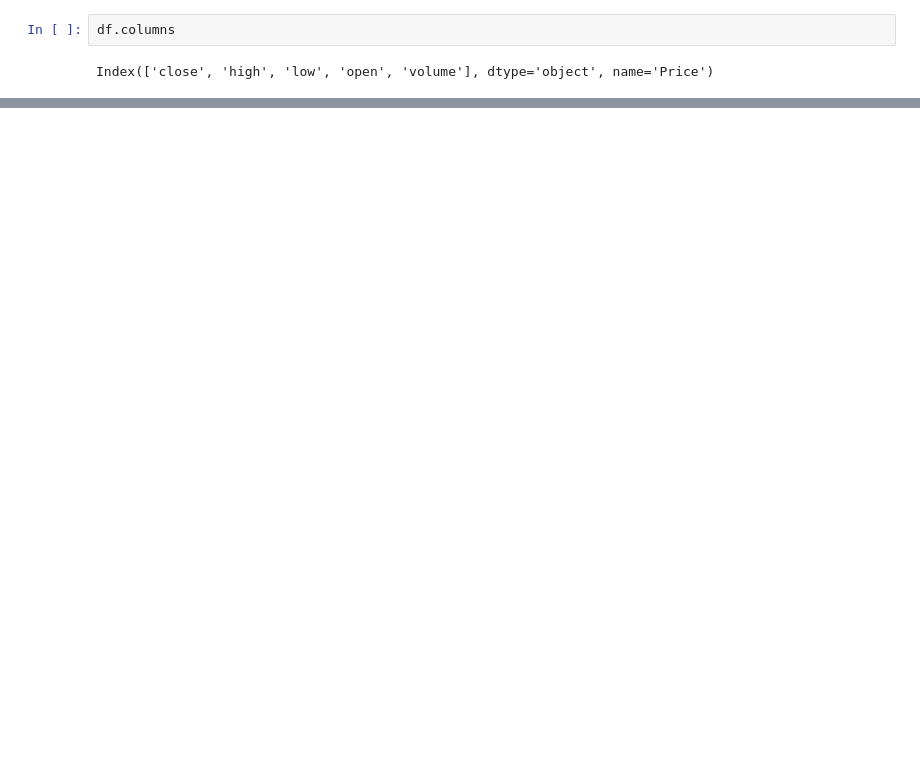
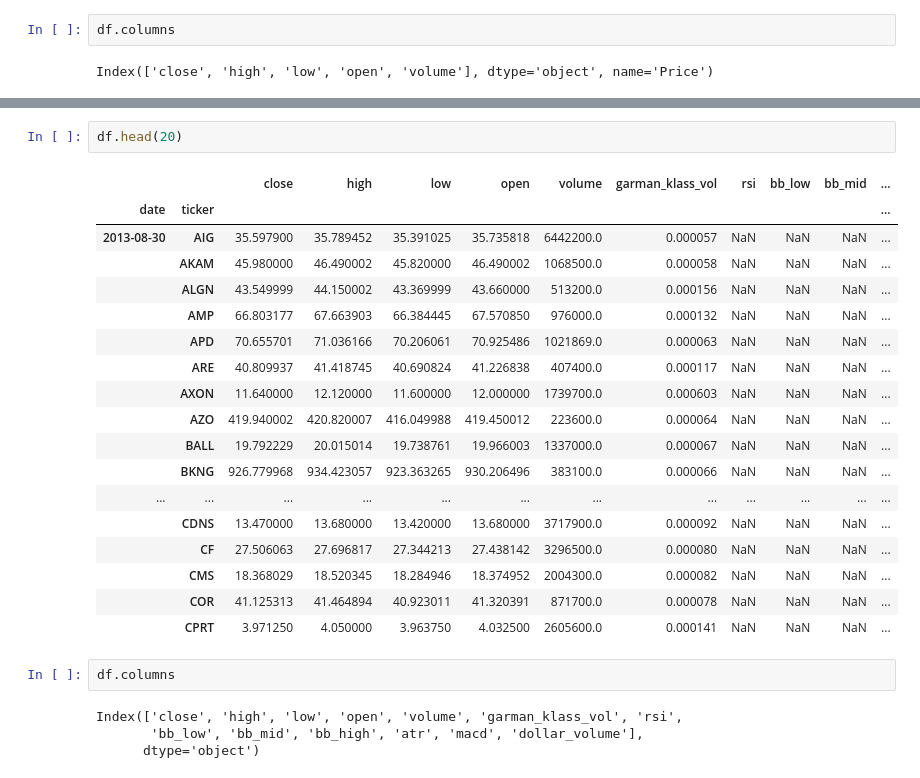
Before and after one commit to AmanSah17/Quantconnect_chatbot, a Jupyter notebook: 00_raw_data_visualaization.ipynb, the cells around one changed output, grey strips where cells are left out. Saved outputs shown, nothing was run; the diff lists cells and outputs as text; blank space fills up the shorter version.

```diff
--- a/00_raw_data_visualaization.ipynb
+++ b/00_raw_data_visualaization.ipynb
@@ -123,0 +240,27 @@ df.head(20)
+# %%
+df.head(20)
+# %% [output]
+|  |  | close | high | low | open | volume | garman_klass_vol | rsi | bb_low | bb_mid | ... |
+| date | ticker |  |  |  |  |  |  |  |  |  | ... |
+| 2013-08-30 | AIG | 35.597900 | 35.789452 | 35.391025 | 35.735818 | 6442200.0 | 0.000057 | NaN | NaN | NaN | ... |
+|  | AKAM | 45.980000 | 46.490002 | 45.820000 | 46.490002 | 1068500.0 | 0.000058 | NaN | NaN | NaN | ... |
+|  | ALGN | 43.549999 | 44.150002 | 43.369999 | 43.660000 | 513200.0 | 0.000156 | NaN | NaN | NaN | ... |
+|  | AMP | 66.803177 | 67.663903 | 66.384445 | 67.570850 | 976000.0 | 0.000132 | NaN | NaN | NaN | ... |
+|  | APD | 70.655701 | 71.036166 | 70.206061 | 70.925486 | 1021869.0 | 0.000063 | NaN | NaN | NaN | ... |
+|  | ARE | 40.809937 | 41.418745 | 40.690824 | 41.226838 | 407400.0 | 0.000117 | NaN | NaN | NaN | ... |
+|  | AXON | 11.640000 | 12.120000 | 11.600000 | 12.000000 | 1739700.0 | 0.000603 | NaN | NaN | NaN | ... |
+|  | AZO | 419.940002 | 420.820007 | 416.049988 | 419.450012 | 223600.0 | 0.000064 | NaN | NaN | NaN | ... |
+|  | BALL | 19.792229 | 20.015014 | 19.738761 | 19.966003 | 1337000.0 | 0.000067 | NaN | NaN | NaN | ... |
+|  | BKNG | 926.779968 | 934.423057 | 923.363265 | 930.206496 | 383100.0 | 0.000066 | NaN | NaN | NaN | ... |
+| ... | ... | ... | ... | ... | ... | ... | ... | ... | ... | ... | ... |
+|  | CDNS | 13.470000 | 13.680000 | 13.420000 | 13.680000 | 3717900.0 | 0.000092 | NaN | NaN | NaN | ... |
+|  | CF | 27.506063 | 27.696817 | 27.344213 | 27.438142 | 3296500.0 | 0.000080 | NaN | NaN | NaN | ... |
+|  | CMS | 18.368029 | 18.520345 | 18.284946 | 18.374952 | 2004300.0 | 0.000082 | NaN | NaN | NaN | ... |
+|  | COR | 41.125313 | 41.464894 | 40.923011 | 41.320391 | 871700.0 | 0.000078 | NaN | NaN | NaN | ... |
+|  | CPRT | 3.971250 | 4.050000 | 3.963750 | 4.032500 | 2605600.0 | 0.000141 | NaN | NaN | NaN | ... |
+# %%
+df.columns
+# %% [output]
+Index(['close', 'high', 'low', 'open', 'volume', 'garman_klass_vol', 'rsi',
+       'bb_low', 'bb_mid', 'bb_high', 'atr', 'macd', 'dollar_volume'],
+      dtype='object')
```
Also changed, not shown: parts of 27 cells of this notebook.
